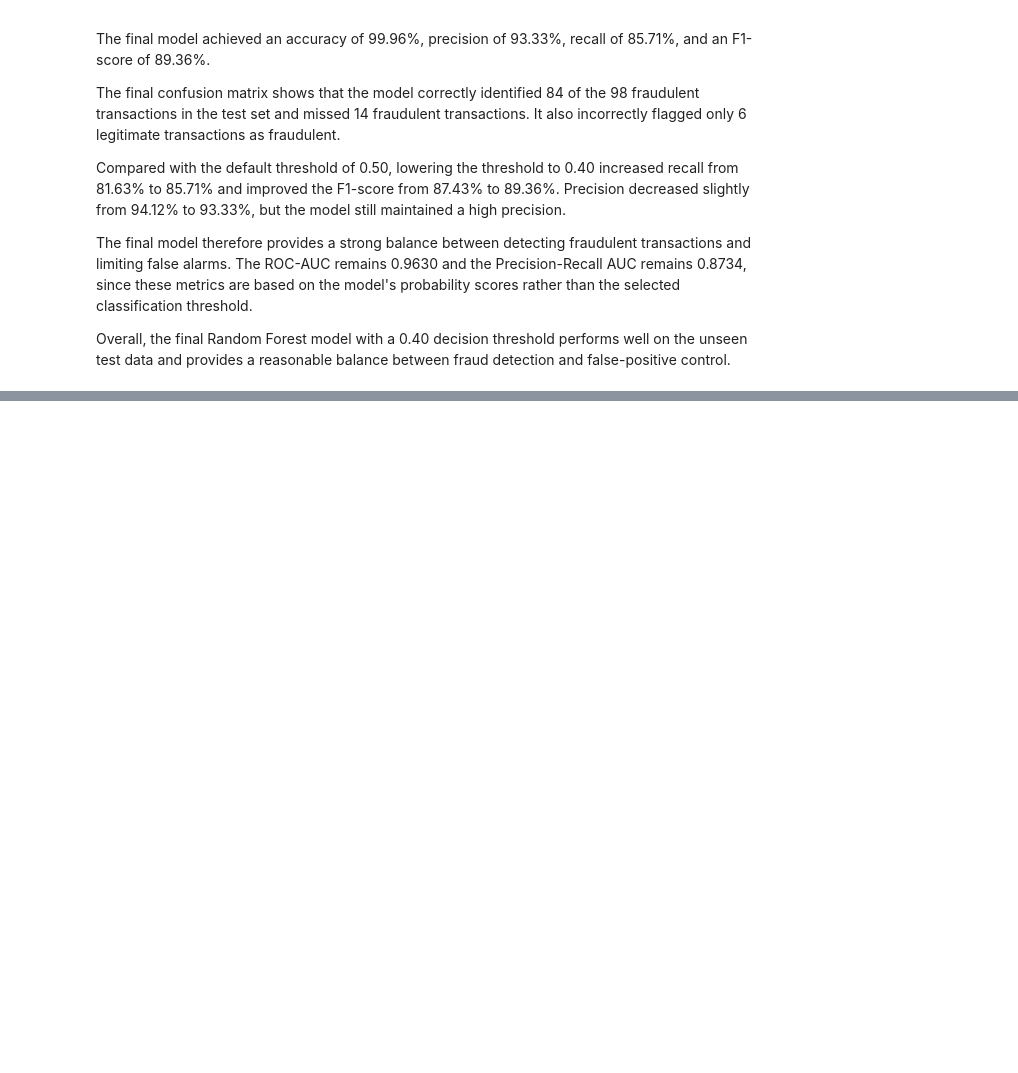
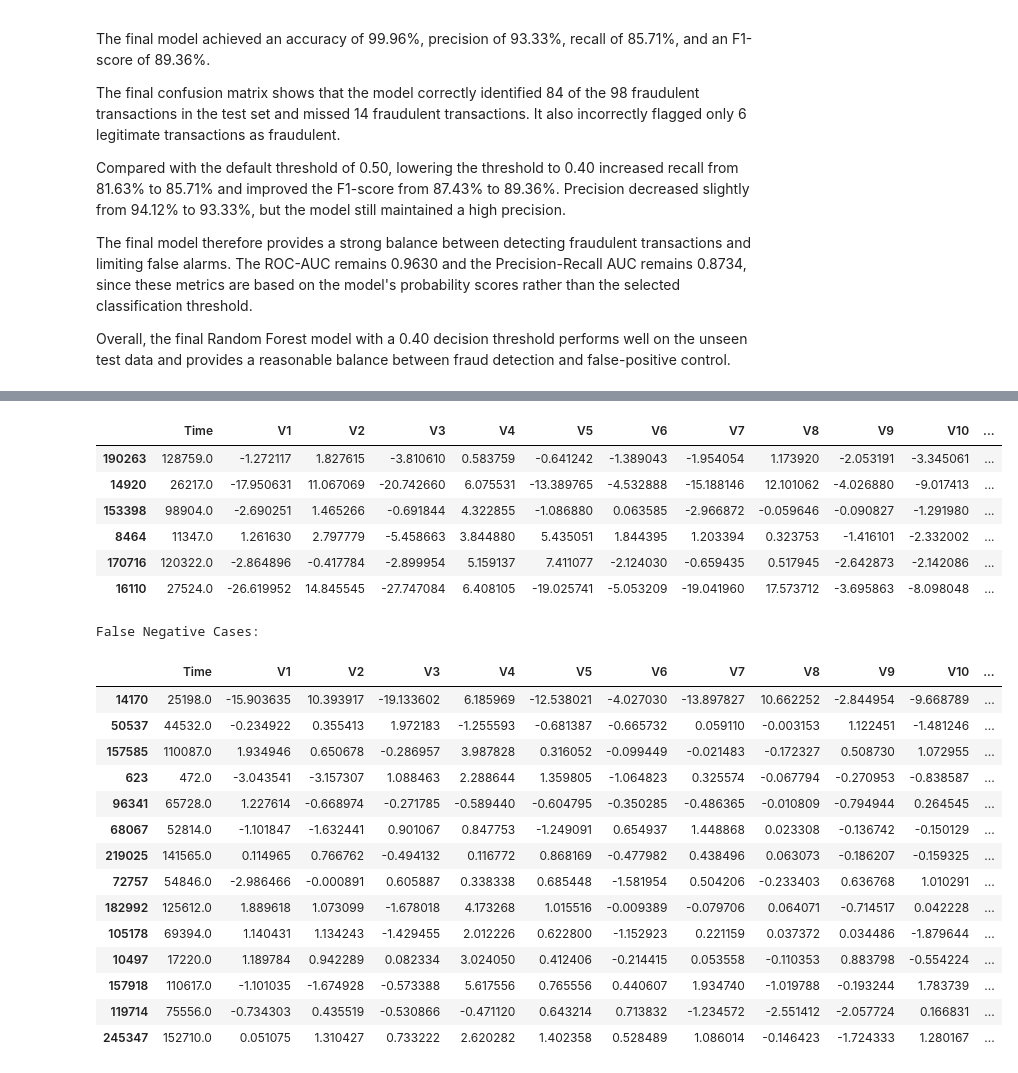
Before and after one commit to humairathameem/FraudGuard-Credit-Card-Fraud-Detection, a Jupyter notebook: Notebooks/Credit_card_fraud_detection.ipynb, the cells around one changed output, grey strips where cells are left out. Drawn from its saved outputs; the diff is of its cells as text; code cells hidden in the pictures; blank space fills up the shorter version.

```diff
--- a/Notebooks/Credit_card_fraud_detection.ipynb
+++ b/Notebooks/Credit_card_fraud_detection.ipynb
@@ -2455,0 +2769,16 @@ Overall, the final Random Forest model with a 0.40 decision threshold performs w
+# %%
+# Create a copy of the test data for error analysis
+error_analysis = X_test.copy()
+
+# Add the actual class, predicted class, and fraud probability
+error_analysis["Actual_Class"] = y_test.values
+error_analysis["Predicted_Class"] = final_y_pred
+error_analysis["Fraud_Probability"] = final_y_prob
+
+# Identify whether each prediction was correct
+error_analysis["Correct"] = (
+    error_analysis["Actual_Class"] ==
+    error_analysis["Predicted_Class"]
+)
+
+print("Error analysis dataset created successfully.")
@@ -2455,0 +2796,38 @@ Overall, the final Random Forest model with a 0.40 decision threshold performs w
+# %%
+# False Positives:
+# Actual = 0, Predicted = 1
+false_positives = error_analysis[
+    (error_analysis["Actual_Class"] == 0) &
+    (error_analysis["Predicted_Class"] == 1)
+].copy()
+
+# False Negatives:
+# Actual = 1, Predicted = 0
+false_negatives = error_analysis[
+    (error_analysis["Actual_Class"] == 1) &
+    (error_analysis["Predicted_Class"] == 0)
+].copy()
+
+# Display counts
+print("False Positives:", len(false_positives))
+print("False Negatives:", len(false_negatives))
+
+# Display the errors
+print("\nFalse Positive Cases:")
+display(false_positives)
+
+print("\nFalse Negative Cases:")
+display(false_negatives)
+
+# Save False Positives
+false_positives.to_csv(
+    "../Outputs/false_positives.csv",
+    index=False
+)
+
+# Save False Negatives
+false_negatives.to_csv(
+    "../Outputs/false_negatives.csv",
+    index=False
+)
+# %% [output]
@@ -2455,0 +2838,23 @@ Overall, the final Random Forest model with a 0.40 decision threshold performs w
+|  | Time | V1 | V2 | V3 | V4 | V5 | V6 | V7 | V8 | V9 | V10 | ... |
+| 190263 | 128759.0 | -1.272117 | 1.827615 | -3.810610 | 0.583759 | -0.641242 | -1.389043 | -1.954054 | 1.173920 | -2.053191 | -3.345061 | ... |
+| 14920 | 26217.0 | -17.950631 | 11.067069 | -20.742660 | 6.075531 | -13.389765 | -4.532888 | -15.188146 | 12.101062 | -4.026880 | -9.017413 | ... |
+| 153398 | 98904.0 | -2.690251 | 1.465266 | -0.691844 | 4.322855 | -1.086880 | 0.063585 | -2.966872 | -0.059646 | -0.090827 | -1.291980 | ... |
+| 8464 | 11347.0 | 1.261630 | 2.797779 | -5.458663 | 3.844880 | 5.435051 | 1.844395 | 1.203394 | 0.323753 | -1.416101 | -2.332002 | ... |
+| 170716 | 120322.0 | -2.864896 | -0.417784 | -2.899954 | 5.159137 | 7.411077 | -2.124030 | -0.659435 | 0.517945 | -2.642873 | -2.142086 | ... |
+| 16110 | 27524.0 | -26.619952 | 14.845545 | -27.747084 | 6.408105 | -19.025741 | -5.053209 | -19.041960 | 17.573712 | -3.695863 | -8.098048 | ... |
+False Negative Cases:
+|  | Time | V1 | V2 | V3 | V4 | V5 | V6 | V7 | V8 | V9 | V10 | ... |
+| 14170 | 25198.0 | -15.903635 | 10.393917 | -19.133602 | 6.185969 | -12.538021 | -4.027030 | -13.897827 | 10.662252 | -2.844954 | -9.668789 | ... |
+| 50537 | 44532.0 | -0.234922 | 0.355413 | 1.972183 | -1.255593 | -0.681387 | -0.665732 | 0.059110 | -0.003153 | 1.122451 | -1.481246 | ... |
+| 157585 | 110087.0 | 1.934946 | 0.650678 | -0.286957 | 3.987828 | 0.316052 | -0.099449 | -0.021483 | -0.172327 | 0.508730 | 1.072955 | ... |
+| 623 | 472.0 | -3.043541 | -3.157307 | 1.088463 | 2.288644 | 1.359805 | -1.064823 | 0.325574 | -0.067794 | -0.270953 | -0.838587 | ... |
+| 96341 | 65728.0 | 1.227614 | -0.668974 | -0.271785 | -0.589440 | -0.604795 | -0.350285 | -0.486365 | -0.010809 | -0.794944 | 0.264545 | ... |
+| 68067 | 52814.0 | -1.101847 | -1.632441 | 0.901067 | 0.847753 | -1.249091 | 0.654937 | 1.448868 | 0.023308 | -0.136742 | -0.150129 | ... |
+| 219025 | 141565.0 | 0.114965 | 0.766762 | -0.494132 | 0.116772 | 0.868169 | -0.477982 | 0.438496 | 0.063073 | -0.186207 | -0.159325 | ... |
+| 72757 | 54846.0 | -2.986466 | -0.000891 | 0.605887 | 0.338338 | 0.685448 | -1.581954 | 0.504206 | -0.233403 | 0.636768 | 1.010291 | ... |
+| 182992 | 125612.0 | 1.889618 | 1.073099 | -1.678018 | 4.173268 | 1.015516 | -0.009389 | -0.079706 | 0.064071 | -0.714517 | 0.042228 | ... |
+| 105178 | 69394.0 | 1.140431 | 1.134243 | -1.429455 | 2.012226 | 0.622800 | -1.152923 | 0.221159 | 0.037372 | 0.034486 | -1.879644 | ... |
+| 10497 | 17220.0 | 1.189784 | 0.942289 | 0.082334 | 3.024050 | 0.412406 | -0.214415 | 0.053558 | -0.110353 | 0.883798 | -0.554224 | ... |
+| 157918 | 110617.0 | -1.101035 | -1.674928 | -0.573388 | 5.617556 | 0.765556 | 0.440607 | 1.934740 | -1.019788 | -0.193244 | 1.783739 | ... |
+| 119714 | 75556.0 | -0.734303 | 0.435519 | -0.530866 | -0.471120 | 0.643214 | 0.713832 | -1.234572 | -2.551412 | -2.057724 | 0.166831 | ... |
+| 245347 | 152710.0 | 0.051075 | 1.310427 | 0.733222 | 2.620282 | 1.402358 | 0.528489 | 1.086014 | -0.146423 | -1.724333 | 1.280167 | ... |
```
Also changed, not shown: parts of 69 cells of this notebook, 33 other files.
